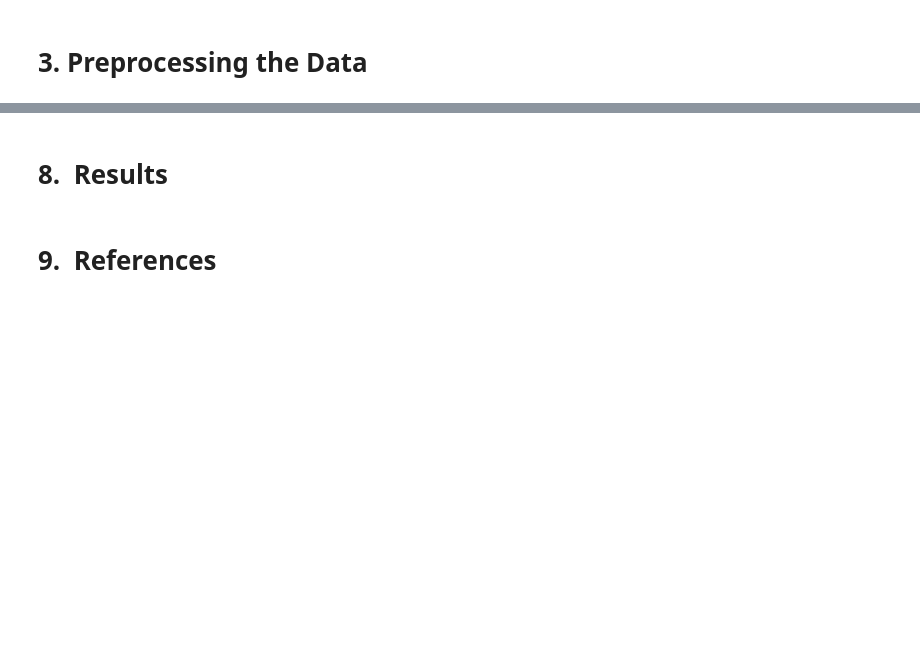
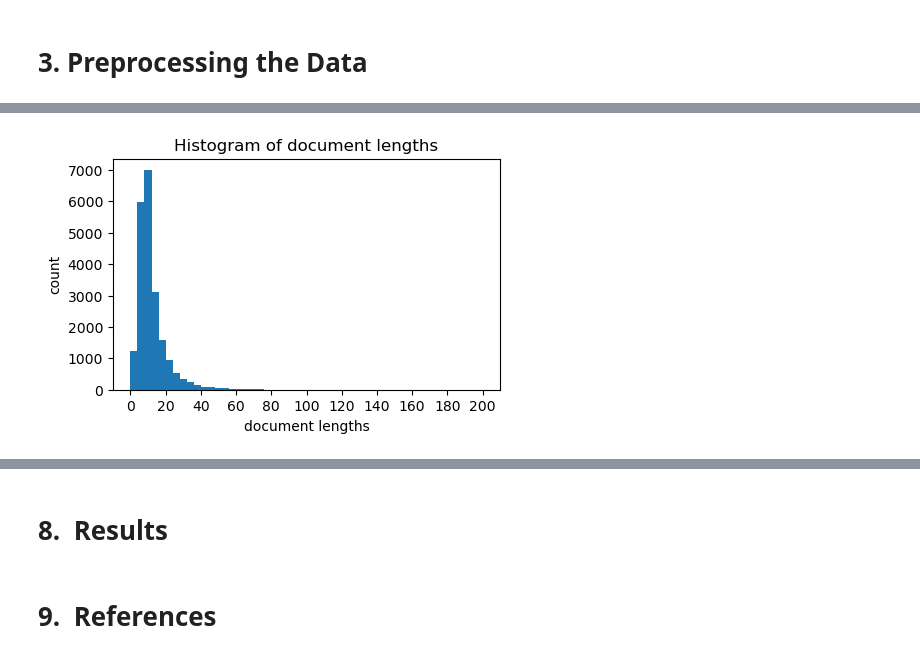
Before and after one commit to TOM-BOHN/MsDS-product-review-topic-modeling, a Jupyter notebook: product_review_topic_modeling.ipynb, the cells around one changed output, grey strips where cells are left out. Cells and saved outputs as stored; diff of their text form; code cells hidden in the pictures; blank space fills up the shorter version.

```diff
--- a/product_review_topic_modeling.ipynb
+++ b/product_review_topic_modeling.ipynb
@@ -401,0 +713,5 @@ outputfile.close()
+# %%
+#location of corpus files
+corpus_file_path = '%s/corpus_source.p' % DATA_DIR
+#load the corpus
+corpus = pickle.load(open(corpus_file_path, 'rb'))
@@ -401,0 +803,8 @@ outputfile.close()
+# %%
+#view a histogram of document lengths
+fig, ax = plt.subplots(figsize=(5, 3))   # make the plot larger
+plot_doc_lengths_hist(fig, ax, corpus, y_log=False, bins=50)  # use 20 bins
+ax.set_xticks(range(0, 201, 20))    # set x axis ticks and range
+plt.show()
+# %% [output]
+[figure, added]
```
Also changed, not shown: parts of 93 cells of this notebook.
